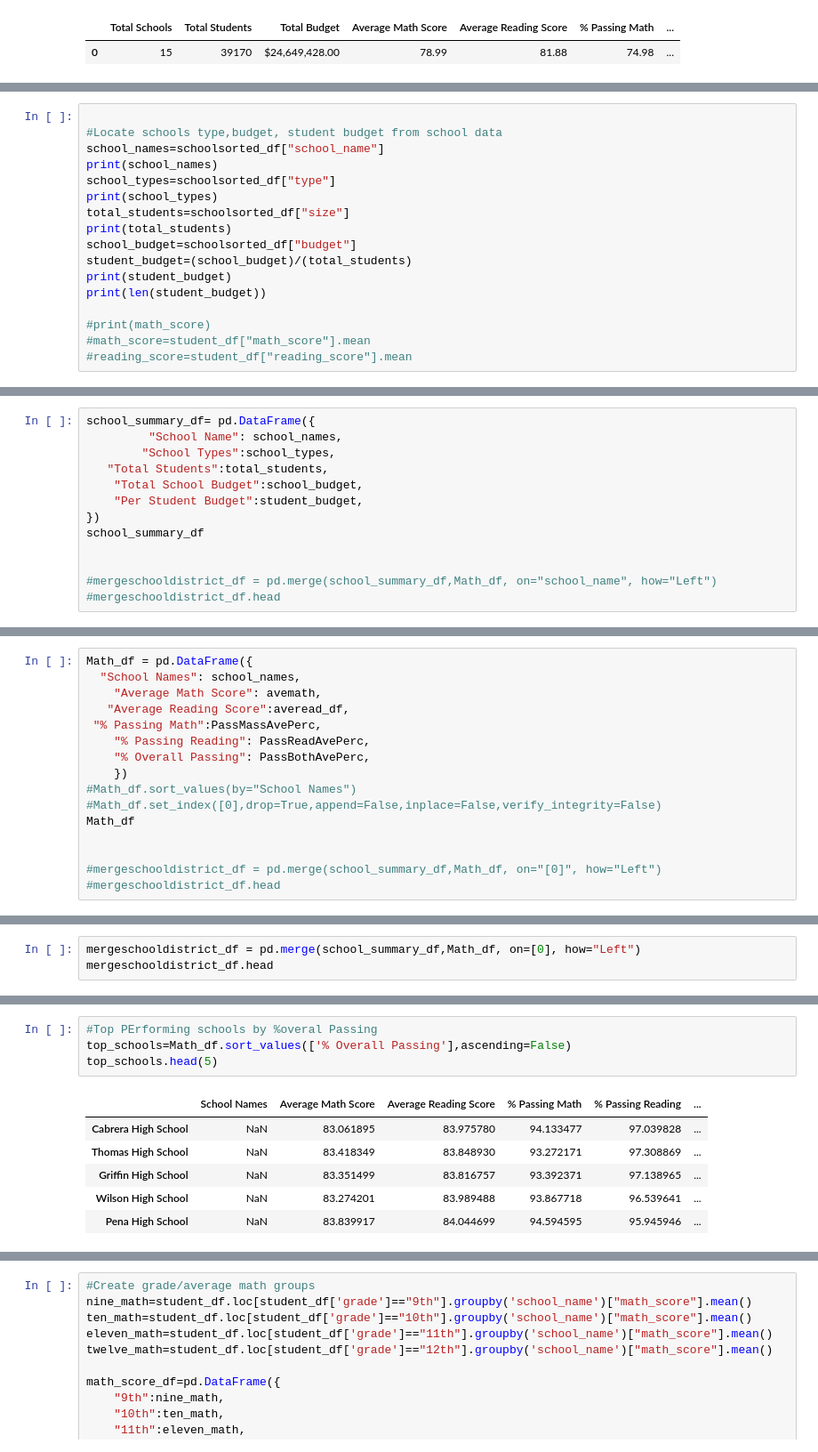
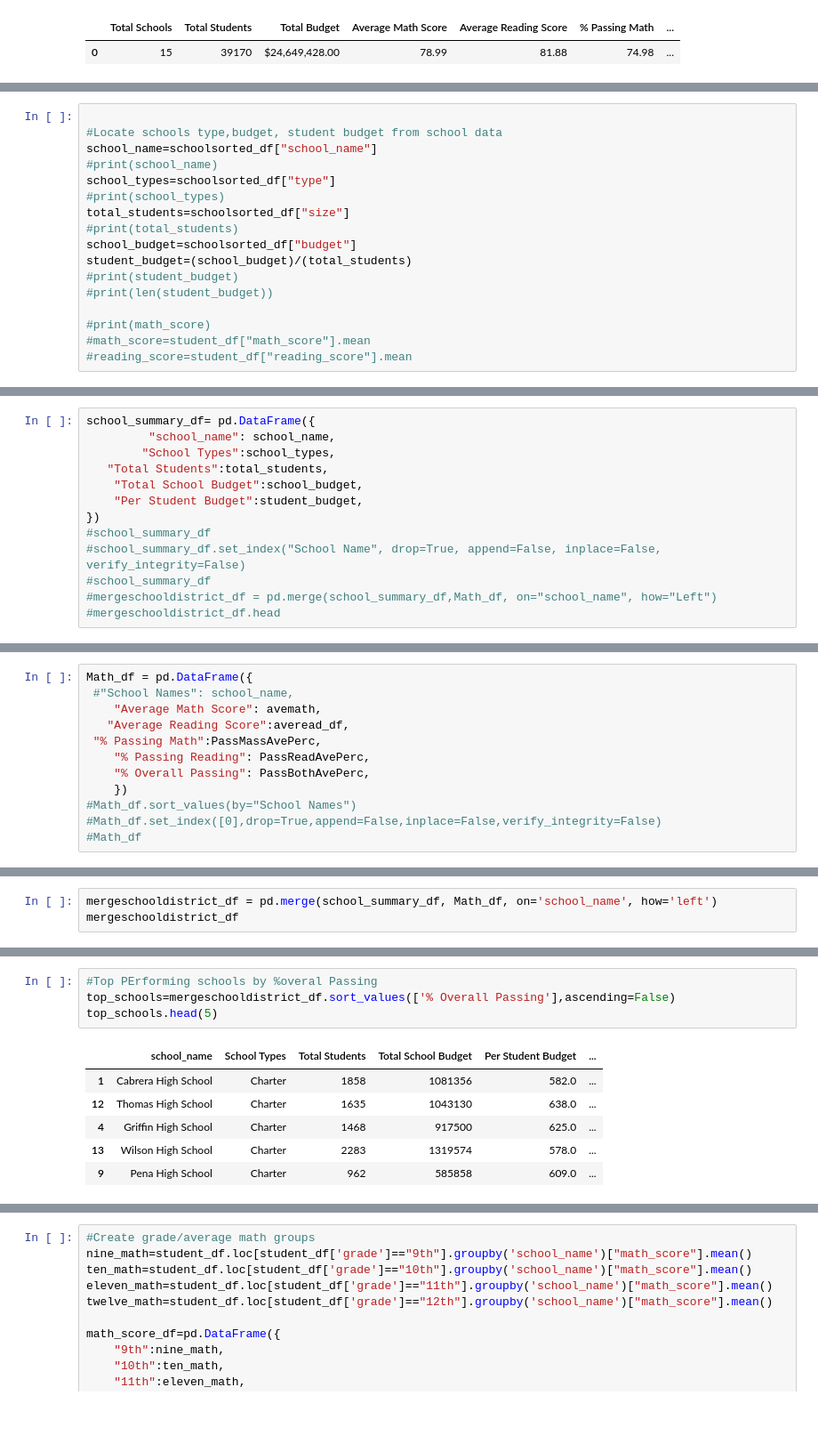
Before and after one commit to Cosette3737/Pandas-Challenge, a Jupyter notebook: PandasPyschool.ipynb, the cells around one changed output, grey strips where cells are left out. Shown: that part at 89% size. Drawn from its saved outputs; the diff is of its cells as text; blank space fills up the shorter version.

```diff
--- a/PandasPyschool.ipynb
+++ b/PandasPyschool.ipynb
@@ -138,16 +75,16 @@ Wright High School     83.264706  84.010288  83.836782  83.644986
 # %%
 
 #Locate schools type,budget, student budget from school data
-school_names=schoolsorted_df["school_name"]
-print(school_names)
+school_name=schoolsorted_df["school_name"]
+#print(school_name)
 school_types=schoolsorted_df["type"]
-print(school_types)
+#print(school_types)
 total_students=schoolsorted_df["size"]
-print(total_students)
+#print(total_students)
 school_budget=schoolsorted_df["budget"]
 student_budget=(school_budget)/(total_students)
-print(student_budget)
-print(len(student_budget))
+#print(student_budget)
+#print(len(student_budget))
 
 #print(math_score)
 #math_score=student_df["math_score"].mean
@@ -276,13 +124,13 @@ Name: student_name, dtype: float64
 # %%
 school_summary_df= pd.DataFrame({
-         "School Name": school_names,
+         "school_name": school_name,
         "School Types":school_types,
    "Total Students":total_students,
     "Total School Budget":school_budget,
     "Per Student Budget":student_budget,
 })
-school_summary_df
-
-
+#school_summary_df
+#school_summary_df.set_index("School Name", drop=True, append=False, inplace=False, verify_integrity=False)
+#school_summary_df
 #mergeschooldistrict_df = pd.merge(school_summary_df,Math_df, on="school_name", how="Left")
 #mergeschooldistrict_df.head
@@ -306,6 +137,6 @@ school_summary_df
 # %%
 Math_df = pd.DataFrame({
-  "School Names": school_names,
+ #"School Names": school_name,
     "Average Math Score": avemath,
    "Average Reading Score":averead_df,
  "% Passing Math":PassMassAvePerc,
@@ -314,8 +145,4 @@ Math_df = pd.DataFrame({
     })
 #Math_df.sort_values(by="School Names")
 #Math_df.set_index([0],drop=True,append=False,inplace=False,verify_integrity=False)
-Math_df
-
-
-#mergeschooldistrict_df = pd.merge(school_summary_df,Math_df, on="[0]", how="Left")
-#mergeschooldistrict_df.head
+#Math_df
@@ -340,4 +149,4 @@ Math_df
 # %%
-mergeschooldistrict_df = pd.merge(school_summary_df,Math_df, on=[0], how="Left")
-mergeschooldistrict_df.head
+mergeschooldistrict_df = pd.merge(school_summary_df, Math_df, on='school_name', how='left')
+mergeschooldistrict_df
 # %% [output]
@@ -345,13 +169,13 @@ KeyError: 0
 # %%
 #Top PErforming schools by %overal Passing
-top_schools=Math_df.sort_values(['% Overall Passing'],ascending=False)
+top_schools=mergeschooldistrict_df.sort_values(['% Overall Passing'],ascending=False)
 top_schools.head(5)
 # %% [output]
-|  | School Names | Average Math Score | Average Reading Score | % Passing Math | % Passing Reading | ... |
-| Cabrera High School | NaN | 83.061895 | 83.975780 | 94.133477 | 97.039828 | ... |
-| Thomas High School | NaN | 83.418349 | 83.848930 | 93.272171 | 97.308869 | ... |
-| Griffin High School | NaN | 83.351499 | 83.816757 | 93.392371 | 97.138965 | ... |
-| Wilson High School | NaN | 83.274201 | 83.989488 | 93.867718 | 96.539641 | ... |
-| Pena High School | NaN | 83.839917 | 84.044699 | 94.594595 | 95.945946 | ... |
+|  | school_name | School Types | Total Students | Total School Budget | Per Student Budget | ... |
+| 1 | Cabrera High School | Charter | 1858 | 1081356 | 582.0 | ... |
+| 12 | Thomas High School | Charter | 1635 | 1043130 | 638.0 | ... |
+| 4 | Griffin High School | Charter | 1468 | 917500 | 625.0 | ... |
+| 13 | Wilson High School | Charter | 2283 | 1319574 | 578.0 | ... |
+| 9 | Pena High School | Charter | 962 | 585858 | 609.0 | ... |
 # %%
 #Bottom Performing Schools by % overall PAssing
```
Also changed, not shown: parts of 18 cells of this notebook.
